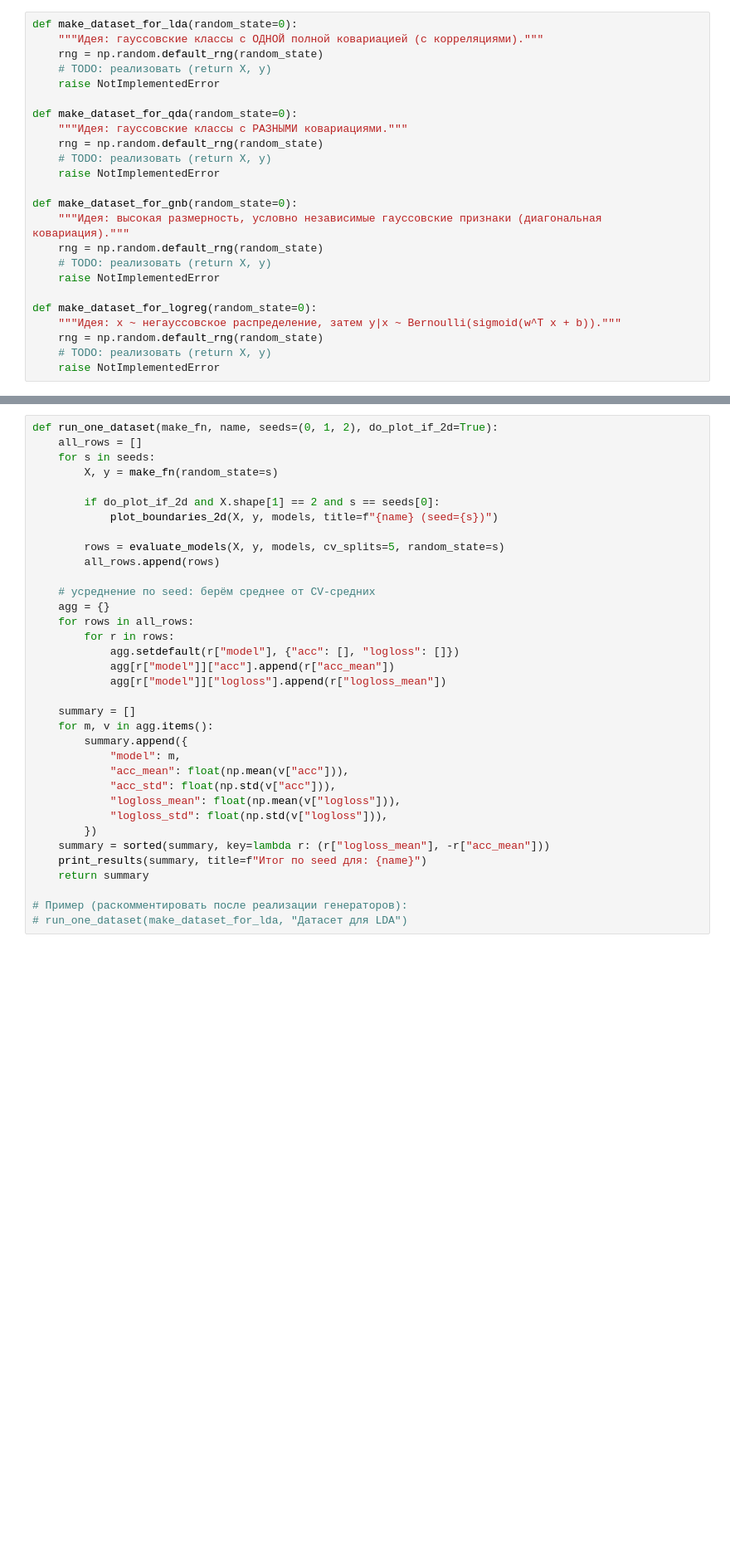
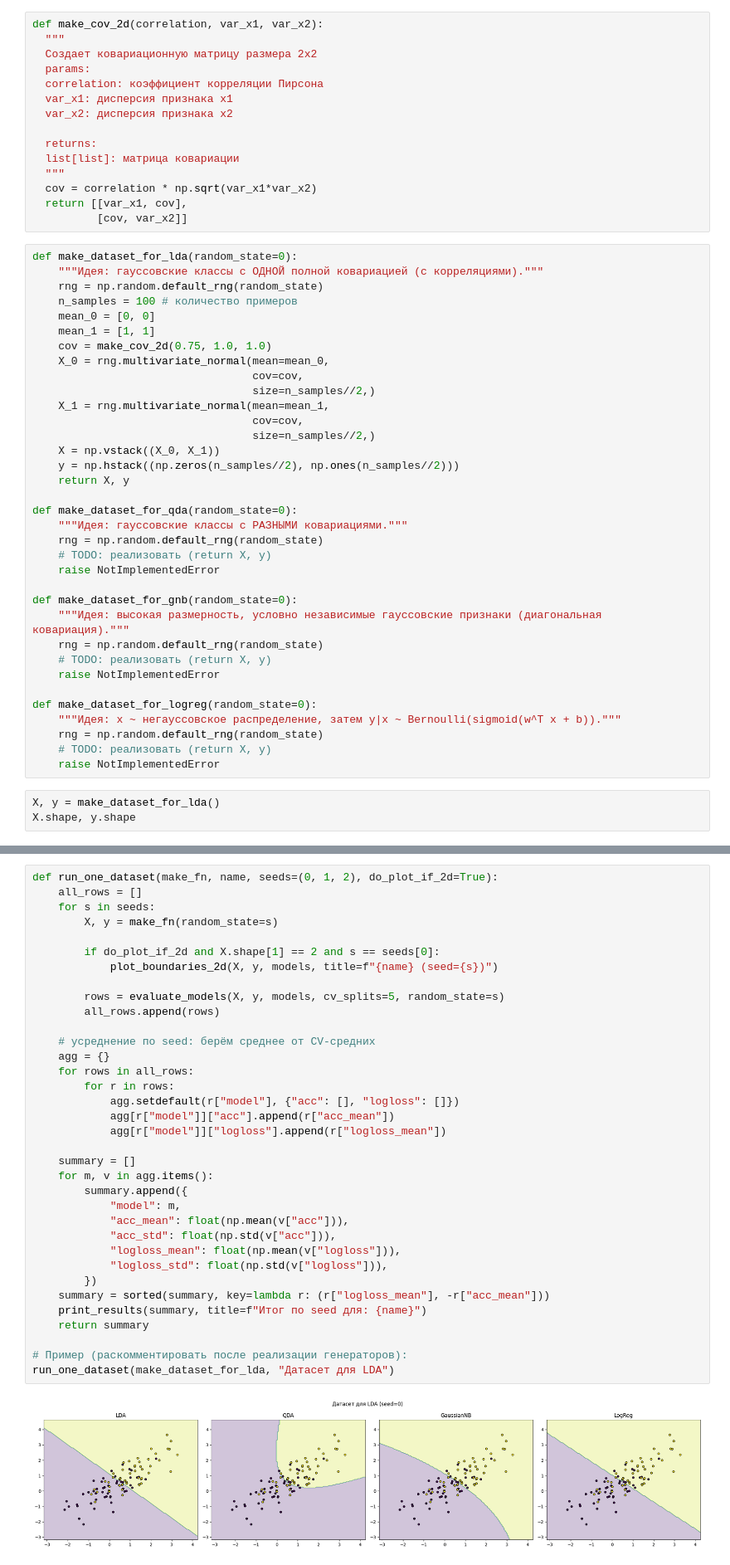
Before and after one commit to DmytryPan/ml-math-base-course, a Jupyter notebook: lab-02/Lab02.ipynb, the cells around one changed output, grey strips where cells are left out. Shown at 83% size. Drawn from its saved outputs; the diff is of its cells as text; blank space fills up the shorter version.

Commit message:
add make_dataset_for_lda

```diff
--- a/lab-02/Lab02.ipynb
+++ b/lab-02/Lab02.ipynb
@@ -122,12 +122,38 @@ def plot_boundaries_2d(X, y, models, h=0.05, figsize=(22, 5), title=None):
 - **LogReg:** верная **условная** модель `P(y=1|x)=σ(w^T x + b)` даже если `p(x|y)` не гауссовское
 
 > Вы свободны выбирать: `n`, `d`, приоры классов, уровень шума, heavy tails, смеси и т.д.
+# %%
+def make_cov_2d(correlation, var_x1, var_x2):
+  """
+  Создает ковариационную матрицу размера 2х2
+  params:
+  correlation: коэффициент корреляции Пирсона
+  var_x1: дисперсия признака x1
+  var_x2: дисперсия признака x2
+
+  returns:
+  list[list]: матрица ковариации
+  """
+  cov = correlation * np.sqrt(var_x1*var_x2)
+  return [[var_x1, cov],
+          [cov, var_x2]]
 # %%
 def make_dataset_for_lda(random_state=0):
     """Идея: гауссовские классы с ОДНОЙ полной ковариацией (с корреляциями)."""
     rng = np.random.default_rng(random_state)
-    # TODO: реализовать (return X, y)
-    raise NotImplementedError
+    n_samples = 100 # количество примеров
+    mean_0 = [0, 0]
+    mean_1 = [1, 1]
+    cov = make_cov_2d(0.75, 1.0, 1.0)
+    X_0 = rng.multivariate_normal(mean=mean_0,
+                                  cov=cov,
+                                  size=n_samples//2,)
+    X_1 = rng.multivariate_normal(mean=mean_1,
+                                  cov=cov,
+                                  size=n_samples//2,)
+    X = np.vstack((X_0, X_1))
+    y = np.hstack((np.zeros(n_samples//2), np.ones(n_samples//2)))
+    return X, y
 
 def make_dataset_for_qda(random_state=0):
     """Идея: гауссовские классы с РАЗНЫМИ ковариациями."""
@@ -146,3 +172,6 @@ def make_dataset_for_logreg(random_state=0):
     rng = np.random.default_rng(random_state)
     # TODO: реализовать (return X, y)
     raise NotImplementedError
+# %%
+X, y = make_dataset_for_lda()
+X.shape, y.shape
@@ -184,31 +215,33 @@ def run_one_dataset(make_fn, name, seeds=(0, 1, 2), do_plot_if_2d=True):
         X, y = make_fn(random_state=s)
 
         if do_plot_if_2d and X.shape[1] == 2 and s == seeds[0]:
             plot_boundaries_2d(X, y, models, title=f"{name} (seed={s})")
 
         rows = evaluate_models(X, y, models, cv_splits=5, random_state=s)
         all_rows.append(rows)
 
     # усреднение по seed: берём среднее от CV-средних
     agg = {}
     for rows in all_rows:
         for r in rows:
             agg.setdefault(r["model"], {"acc": [], "logloss": []})
             agg[r["model"]]["acc"].append(r["acc_mean"])
             agg[r["model"]]["logloss"].append(r["logloss_mean"])
 
     summary = []
     for m, v in agg.items():
         summary.append({
             "model": m,
             "acc_mean": float(np.mean(v["acc"])),
             "acc_std": float(np.std(v["acc"])),
             "logloss_mean": float(np.mean(v["logloss"])),
             "logloss_std": float(np.std(v["logloss"])),
         })
     summary = sorted(summary, key=lambda r: (r["logloss_mean"], -r["acc_mean"]))
     print_results(summary, title=f"Итог по seed для: {name}")
     return summary
 
 # Пример (раскомментировать после реализации генераторов):
-# run_one_dataset(make_dataset_for_lda, "Датасет для LDA")
+run_one_dataset(make_dataset_for_lda, "Датасет для LDA")
+# %% [output]
+[figure, added]
```
Also changed, not shown: parts of 2 cells of this notebook.
